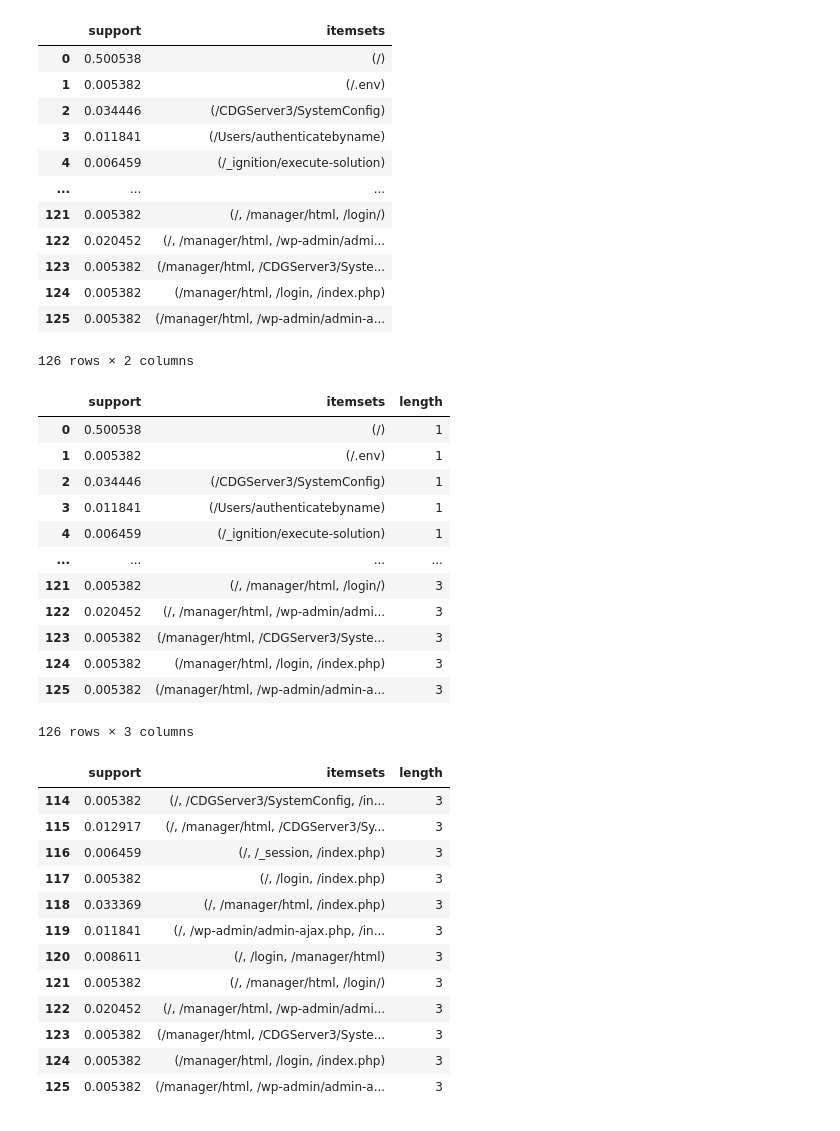
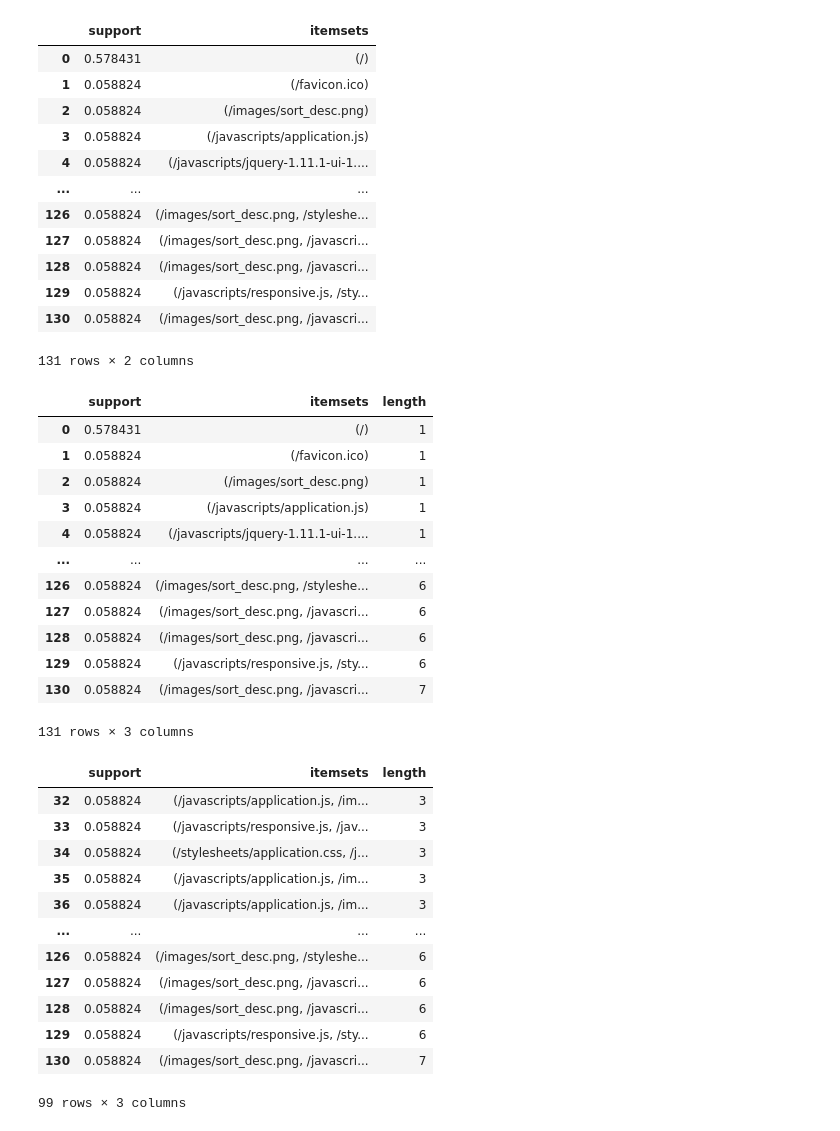
Before and after one commit to yehezkiel1086/ml-web-honeypot, a Jupyter notebook: data-mining/VPS/apriori.ipynb, the cells around one changed output. Saved outputs shown, nothing was run; the diff lists cells and outputs as text; code cells hidden in the pictures.

Commit message:
feat(data-mining): update vps scripts

```diff
--- a/data-mining/VPS/apriori.ipynb
+++ b/data-mining/VPS/apriori.ipynb
@@ -1,7 +1,7 @@
 # %%
 import pandas as pd
 
-df = pd.read_json("../tanner_report.json", lines=True)
+df = pd.read_json("../../datas/vps/tanner_report.json", lines=True)
 
 df.head(5)
 # %% [output]
@@ -94,53 +94,53 @@ df
 # %%
 from mlxtend.frequent_patterns import apriori
 
-freq_itemsets = apriori(df, use_colnames=True, min_support=0.005)
+freq_itemsets = apriori(df, use_colnames=True, min_support=0.05)
 
 freq_itemsets
 # %% [output]
 |  | support | itemsets |
-| 0 | 0.500538 | (/) |
-| 1 | 0.005382 | (/.env) |
-| 2 | 0.034446 | (/CDGServer3/SystemConfig) |
-| 3 | 0.011841 | (/Users/authenticatebyname) |
-| 4 | 0.006459 | (/_ignition/execute-solution) |
+| 0 | 0.578431 | (/) |
+| 1 | 0.058824 | (/favicon.ico) |
+| 2 | 0.058824 | (/images/sort_desc.png) |
+| 3 | 0.058824 | (/javascripts/application.js) |
+| 4 | 0.058824 | (/javascripts/jquery-1.11.1-ui-1.... |
 | ... | ... | ... |
-| 121 | 0.005382 | (/, /manager/html, /login/) |
-| 122 | 0.020452 | (/, /manager/html, /wp-admin/admi... |
-| 123 | 0.005382 | (/manager/html, /CDGServer3/Syste... |
-| 124 | 0.005382 | (/manager/html, /login, /index.php) |
-| 125 | 0.005382 | (/manager/html, /wp-admin/admin-a... |
+| 126 | 0.058824 | (/images/sort_desc.png, /styleshe... |
+| 127 | 0.058824 | (/images/sort_desc.png, /javascri... |
+| 128 | 0.058824 | (/images/sort_desc.png, /javascri... |
+| 129 | 0.058824 | (/javascripts/responsive.js, /sty... |
+| 130 | 0.058824 | (/images/sort_desc.png, /javascri... |
-126 rows × 2 columns
+131 rows × 2 columns
 # %%
 freq_itemsets['length'] = freq_itemsets['itemsets'].apply(lambda x: len(x))
 freq_itemsets
 # %% [output]
 |  | support | itemsets | length |
-| 0 | 0.500538 | (/) | 1 |
-| 1 | 0.005382 | (/.env) | 1 |
-| 2 | 0.034446 | (/CDGServer3/SystemConfig) | 1 |
-| 3 | 0.011841 | (/Users/authenticatebyname) | 1 |
-| 4 | 0.006459 | (/_ignition/execute-solution) | 1 |
+| 0 | 0.578431 | (/) | 1 |
+| 1 | 0.058824 | (/favicon.ico) | 1 |
+| 2 | 0.058824 | (/images/sort_desc.png) | 1 |
+| 3 | 0.058824 | (/javascripts/application.js) | 1 |
+| 4 | 0.058824 | (/javascripts/jquery-1.11.1-ui-1.... | 1 |
 | ... | ... | ... | ... |
-| 121 | 0.005382 | (/, /manager/html, /login/) | 3 |
-| 122 | 0.020452 | (/, /manager/html, /wp-admin/admi... | 3 |
-| 123 | 0.005382 | (/manager/html, /CDGServer3/Syste... | 3 |
-| 124 | 0.005382 | (/manager/html, /login, /index.php) | 3 |
-| 125 | 0.005382 | (/manager/html, /wp-admin/admin-a... | 3 |
+| 126 | 0.058824 | (/images/sort_desc.png, /styleshe... | 6 |
+| 127 | 0.058824 | (/images/sort_desc.png, /javascri... | 6 |
+| 128 | 0.058824 | (/images/sort_desc.png, /javascri... | 6 |
+| 129 | 0.058824 | (/javascripts/responsive.js, /sty... | 6 |
+| 130 | 0.058824 | (/images/sort_desc.png, /javascri... | 7 |
-126 rows × 3 columns
+131 rows × 3 columns
 # %%
 freq_itemsets[freq_itemsets["length"] >= 3]
 # %% [output]
 |  | support | itemsets | length |
-| 114 | 0.005382 | (/, /CDGServer3/SystemConfig, /in... | 3 |
-| 115 | 0.012917 | (/, /manager/html, /CDGServer3/Sy... | 3 |
-| 116 | 0.006459 | (/, /_session, /index.php) | 3 |
-| 117 | 0.005382 | (/, /login, /index.php) | 3 |
-| 118 | 0.033369 | (/, /manager/html, /index.php) | 3 |
-| 119 | 0.011841 | (/, /wp-admin/admin-ajax.php, /in... | 3 |
-| 120 | 0.008611 | (/, /login, /manager/html) | 3 |
-| 121 | 0.005382 | (/, /manager/html, /login/) | 3 |
-| 122 | 0.020452 | (/, /manager/html, /wp-admin/admi... | 3 |
-| 123 | 0.005382 | (/manager/html, /CDGServer3/Syste... | 3 |
-| 124 | 0.005382 | (/manager/html, /login, /index.php) | 3 |
-| 125 | 0.005382 | (/manager/html, /wp-admin/admin-a... | 3 |
+| 32 | 0.058824 | (/javascripts/application.js, /im... | 3 |
+| 33 | 0.058824 | (/javascripts/responsive.js, /jav... | 3 |
+| 34 | 0.058824 | (/stylesheets/application.css, /j... | 3 |
+| 35 | 0.058824 | (/javascripts/application.js, /im... | 3 |
+| 36 | 0.058824 | (/javascripts/application.js, /im... | 3 |
+| ... | ... | ... | ... |
+| 126 | 0.058824 | (/images/sort_desc.png, /styleshe... | 6 |
+| 127 | 0.058824 | (/images/sort_desc.png, /javascri... | 6 |
+| 128 | 0.058824 | (/images/sort_desc.png, /javascri... | 6 |
+| 129 | 0.058824 | (/javascripts/responsive.js, /sty... | 6 |
+| 130 | 0.058824 | (/images/sort_desc.png, /javascri... | 7 |
+99 rows × 3 columns
```
Also changed, not shown: parts of 4 cells of this notebook, 7 other files.
